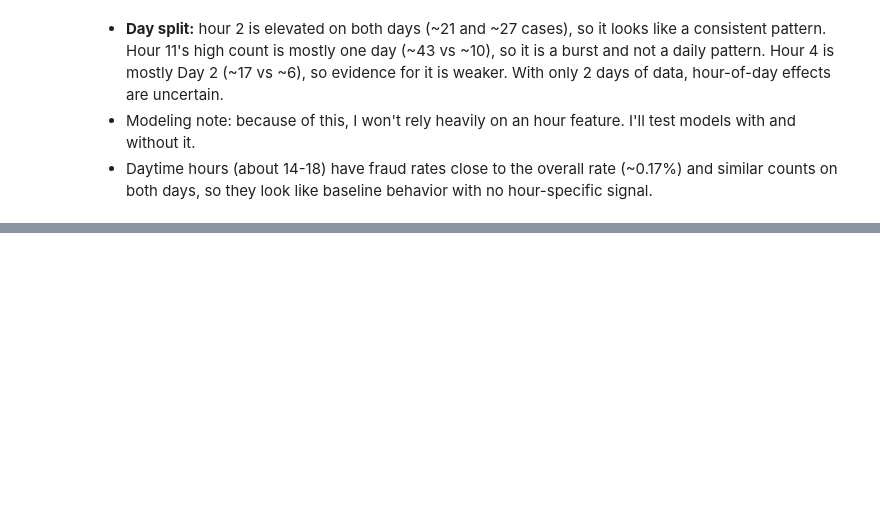
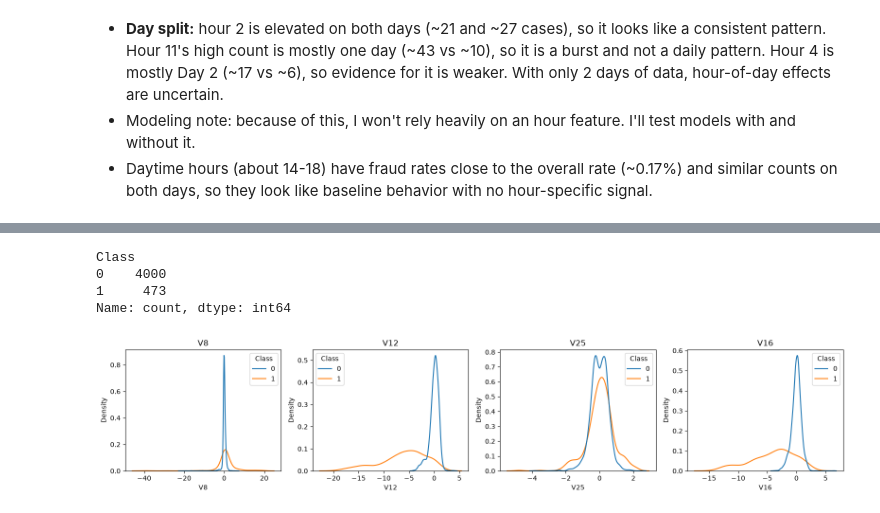
Before and after one commit to ayushmehraa/fraud-detection, a Jupyter notebook: notebooks/01_eda.ipynb, the cells around one changed output, grey strips where cells are left out. Drawn from its saved outputs; the diff is of its cells as text; code cells hidden in the pictures; blank space fills up the shorter version.

```diff
--- a/notebooks/01_eda.ipynb
+++ b/notebooks/01_eda.ipynb
@@ -245,3 +247,10 @@ plt.show()
 - **Day split:** hour 2 is elevated on both days (~21 and ~27 cases), so it looks like a consistent pattern. Hour 11's high count is mostly one day (~43 vs ~10), so it is a burst and not a daily pattern. Hour 4 is mostly Day 2 (~17 vs ~6), so evidence for it is weaker. With only 2 days of data, hour-of-day effects are uncertain.
 - Modeling note: because of this, I won't rely heavily on an hour feature. I'll test models with and without it.
 - Daytime hours (about 14-18) have fraud rates close to the overall rate (~0.17%) and similar counts on both days, so they look like baseline behavior with no hour-specific signal.
+# %%
+fraud = clean_df[clean_df['Class']==1]
+legit = clean_df[clean_df['Class']==0]
+
+legit_sample = legit.sample(n=4000, random_state=42)
+plot_df = pd.concat([legit_sample, fraud])
+plot_df.head(5)
@@ -247,0 +265,20 @@ plt.show()
+# %%
+plot_df['Class'].value_counts()
+# %% [output]
+Class
+0    4000
+1     473
+Name: count, dtype: int64
+# %%
+features = ['V8', 'V12', 'V25', 'V16']
+
+fig, axs = plt.subplots(1,4, figsize=(16,3.5))
+
+for ax, feature in zip(axs, features):
+    sns.kdeplot(data=plot_df, x=feature, hue="Class", common_norm=False, ax = ax)
+    ax.set_title(feature)
+
+plt.tight_layout()
+plt.show()
+# %% [output]
+[figure, added]
```
Also changed, not shown: parts of 9 cells of this notebook.
